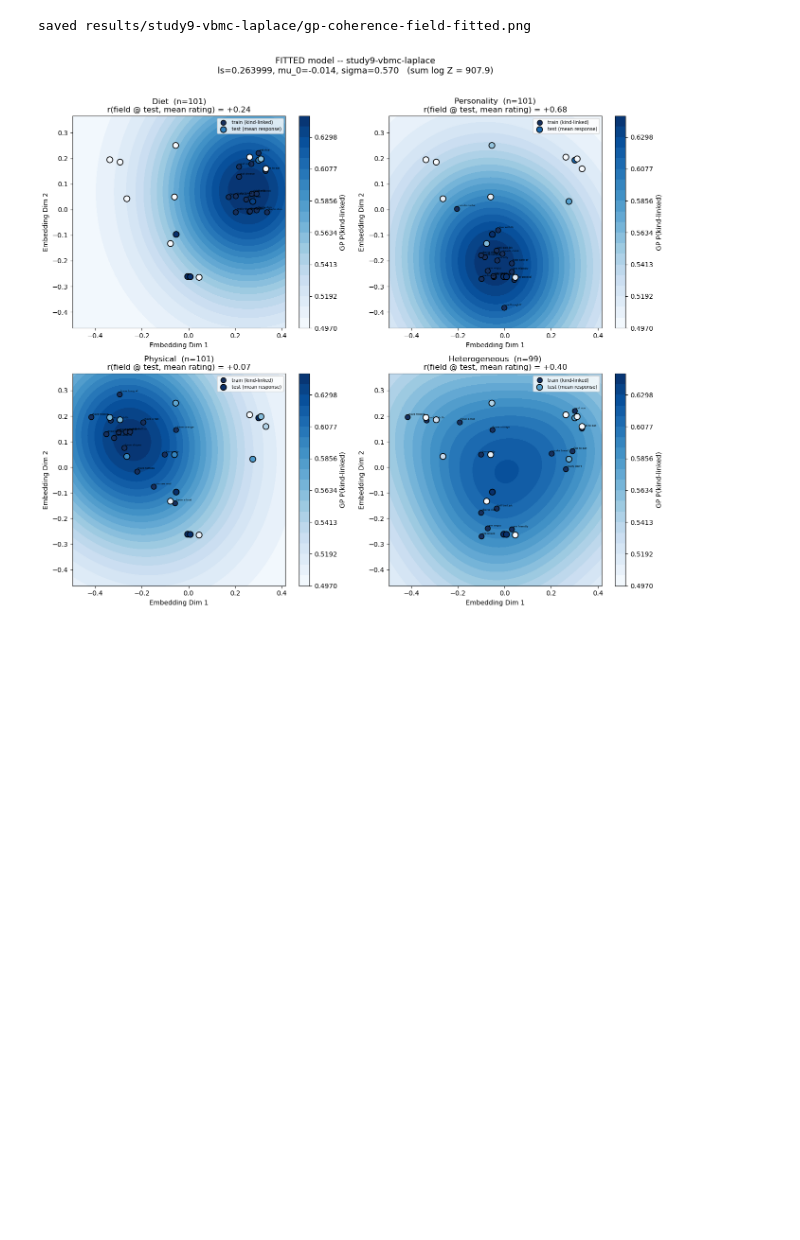
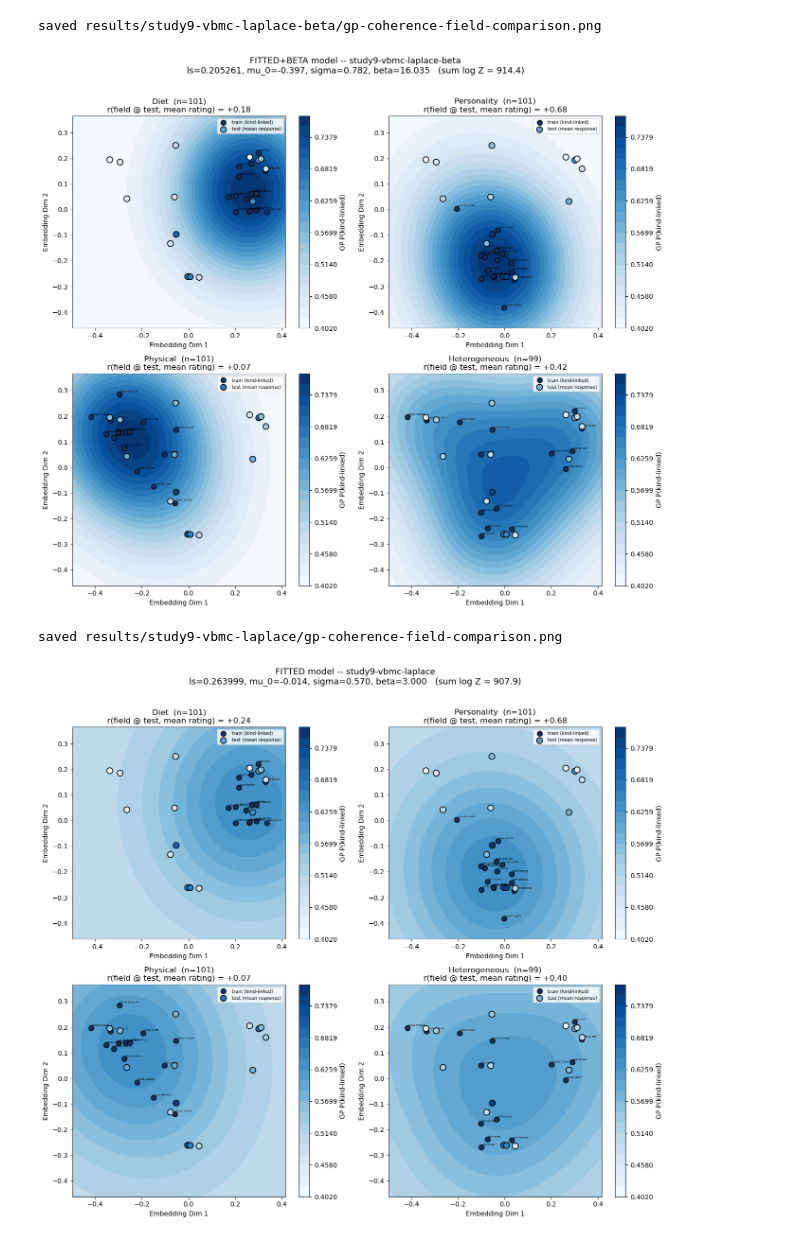
Before and after one commit to mariannazhang/compgenerics, a Jupyter notebook: model/per-feature-prevalence/model-comparison-gp-vs-flat.ipynb, the cells around one changed output. Drawn from its saved outputs; the diff is of its cells as text; code cells hidden in the pictures; blank space fills up the shorter version.

Commit message:
visualizing some model comparisons for gp vs flat, beta fitted vs not fitted

```diff
--- a/model/per-feature-prevalence/model-comparison-gp-vs-flat.ipynb
+++ b/model/per-feature-prevalence/model-comparison-gp-vs-flat.ipynb
@@ -123,0 +126,23 @@ pooled r (flat): +0.926
+# %%
+names = list(MODELS)
+
+hdr = f"{'condition':<15}" + "".join(f"{n:>14}" for n in names)
+print(hdr); print("-" * len(hdr))
+for c in inf.CONDITIONS:
+    print(f"{c:<15}" + "".join(f"{fitres[n]['logZ_c'][c]:>14.1f}" for n in names))
+print("-" * len(hdr))
+print(f"{'TOTAL log Z':<15}" + "".join(f"{fitres[n]['ll']:>14.1f}" for n in names))
+print(f"{'n_params':<15}" + "".join(f"{N_PARAMS[n]:>14d}" for n in names))
+
+# deltas vs the simplest model (flat, beta=3)
+base = 'flat'
+print(f"\nTotal log Z relative to '{base}' (n_params={N_PARAMS[base]}):")
+for n in names:
+    print(f"  {n:<13}: {fitres[n]['ll']:8.1f}   delta={fitres[n]['ll']-fitres[base]['ll']:+7.1f}"
+          f"   (+{N_PARAMS[n]-N_PARAMS[base]} params)")
+
+# AIC-style penalized score (2*n_params - 2*logL) for a quick complexity-aware ranking
+print(f"\nAIC-style score (lower=better, 2k - 2*logZ):")
+aic = {n: 2*N_PARAMS[n] - 2*fitres[n]['ll'] for n in names}
+for n in sorted(names, key=lambda k: aic[k]):
+    print(f"  {n:<13}: {aic[n]:8.1f}")
@@ -138,15 +239,17 @@ gx, gy = np.meshgrid(np.linspace(x_lo, x_hi, 80), np.linspace(y_lo, y_hi, 80))
 X_grid = np.column_stack([gx.ravel(), gy.ravel()])
 x_test_np = np.array(geom['x_test'])
 
-# precompute every field so all panels of BOTH figures share one color scale
+# precompute every field (all models x conditions) so all panels share one color scale
 fields, pz1_tests = {}, {}
 for name, m in MODELS.items():
     for c in inf.CONDITIONS:
-        fields[name, c]    = inf.gp_coherence_field(geom, c, m['ls'], m['mu_0'], m['sigma'], X_grid).reshape(gx.shape)
-        pz1_tests[name, c] = inf.gp_coherence_field(geom, c, m['ls'], m['mu_0'], m['sigma'], x_test_np)
+        fields[name, c]    = inf.gp_coherence_field(geom, c, m['ls'], m['mu_0'], m['sigma'],
+                                                    X_grid, beta_speaker=m['beta']).reshape(gx.shape)
+        pz1_tests[name, c] = inf.gp_coherence_field(geom, c, m['ls'], m['mu_0'], m['sigma'],
+                                                    x_test_np, beta_speaker=m['beta'])
 f_all = np.stack(list(fields.values()))
 LEVELS = np.linspace(f_all.min(), f_all.max(), 21)
-print(f"shared color scale: [{f_all.min():.3f}, {f_all.max():.3f}]")
+print(f"shared color scale across all {len(MODELS)} models: [{f_all.min():.3f}, {f_all.max():.3f}]")
 
 def plot_fields(name, m):
     fig, axes = plt.subplots(2, 2, figsize=(13.5, 12))
@@ -170,11 +273,11 @@ def plot_fields(name, m):
         ax.set_title(f"{c.capitalize()}  (n={N_cond[c]})\n{r_txt}")
         ax.set_xlabel('Embedding Dim 1'); ax.set_ylabel('Embedding Dim 2')
         ax.legend(fontsize=7, loc='upper right')
-    fig.suptitle(f"{name.upper()} model -- {RESULTS_NAME}\n"
-                 f"ls={m['ls']:g}, mu_0={m['mu_0']:+.3f}, sigma={m['sigma']:.3f}   "
+    fig.suptitle(f"{name.upper()} model -- {m['subdir']}\n"
+                 f"ls={m['ls']:g}, mu_0={m['mu_0']:+.3f}, sigma={m['sigma']:.3f}, beta={m['beta']:.3f}   "
                  f"(sum log Z = {fitres[name]['ll']:.1f})", fontsize=13)
     plt.tight_layout(rect=[0, 0, 1, 0.965])
-    out_png = os.path.join(RESULTS_DIR, f'gp-coherence-field-{name}.png')
+    out_png = os.path.join('results', m['subdir'], 'gp-coherence-field-comparison.png')
     fig.savefig(out_png, dpi=150, bbox_inches='tight')
     print('saved', out_png)
     plt.show()
@@ -183,5 +286,8 @@ shared color scale: [0.497, 0.645]
 # %%
-plot_fields('fitted', MODELS['fitted'])
+for name, m in MODELS.items():
+    plot_fields(name, m)
 # %% [output]
-saved results/study9-vbmc-laplace/gp-coherence-field-fitted.png
+saved results/study9-vbmc-laplace-beta/gp-coherence-field-comparison.png
-[figure, old version]
+[figure, new version]
+saved results/study9-vbmc-laplace/gp-coherence-field-comparison.png
+[figure, added]
```
Also changed, not shown: parts of 14 cells of this notebook.
